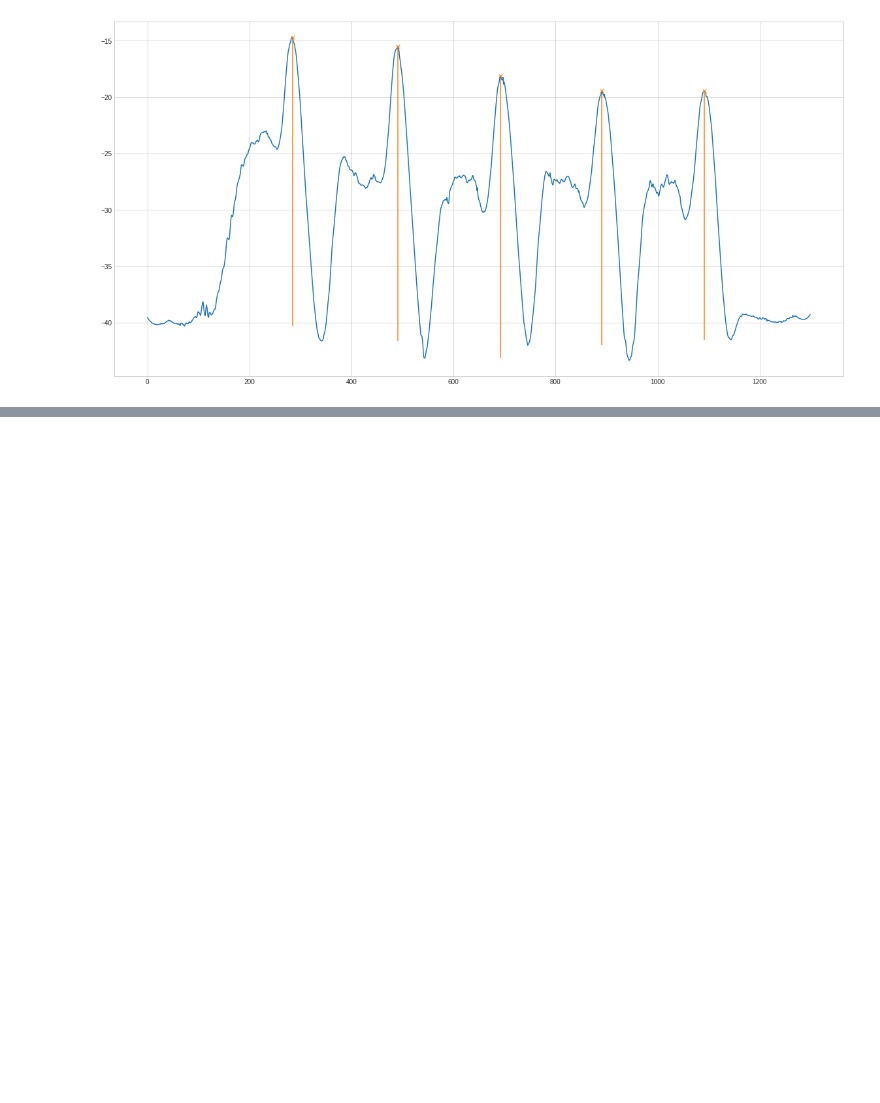
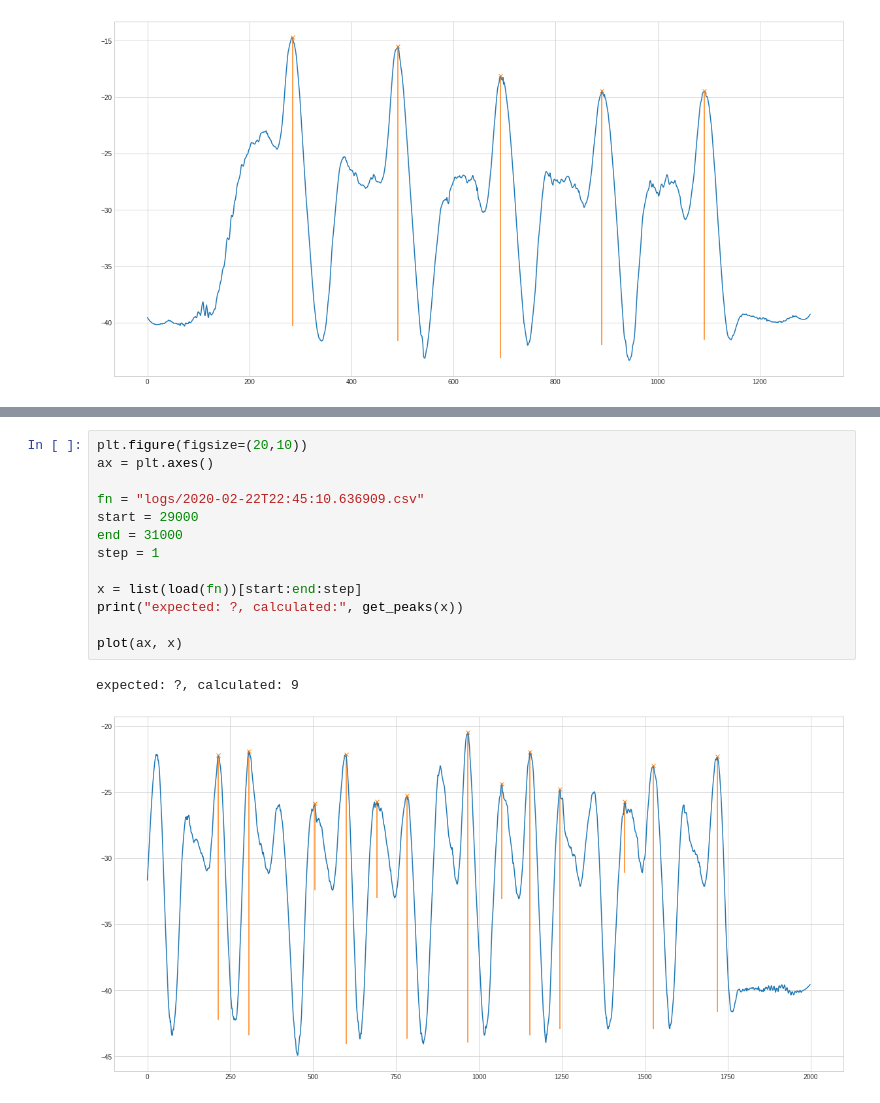
Before and after one commit to mfa/rowing-count, a Jupyter notebook: experiments.ipynb, the cells around one changed output, grey strips where cells are left out. Cells and saved outputs as stored; diff of their text form; blank space fills up the shorter version.

```diff
--- a/experiments.ipynb
+++ b/experiments.ipynb
@@ -109,0 +126,16 @@ expected: 100, calculated: 98
+# %%
+plt.figure(figsize=(20,10))
+ax = plt.axes()
+
+fn = "logs/2020-02-22T22:45:10.636909.csv"
+start = 29000
+end = 31000
+step = 1
+
+x = list(load(fn))[start:end:step]
+print("expected: ?, calculated:", get_peaks(x))
+
+plot(ax, x)
+# %% [output]
+expected: ?, calculated: 9
+[figure, added]
```
Also changed, not shown: parts of 5 cells of this notebook, 1 other file.
